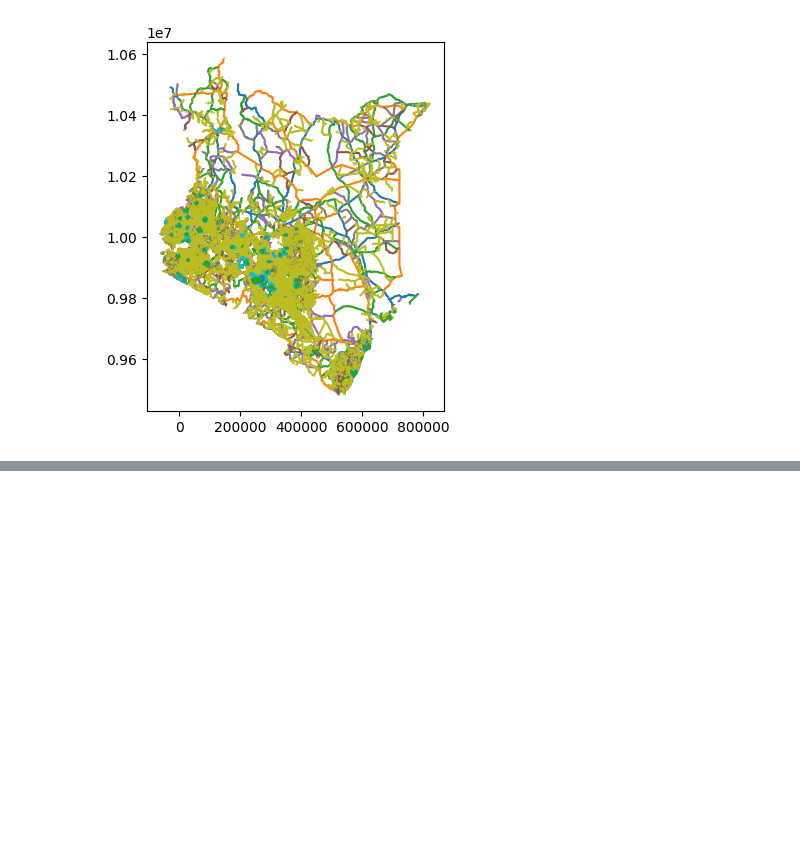
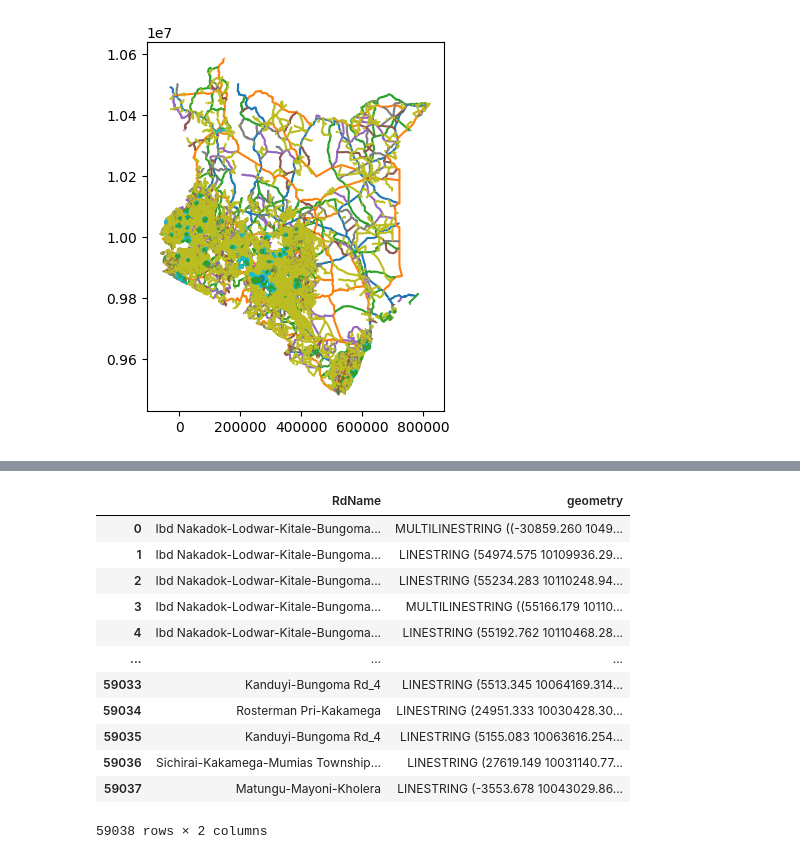
Before and after one commit to DataIntegrated/bus-stop, a Jupyter notebook: Project.ipynb, the cells around one changed output, grey strips where cells are left out. Saved outputs shown, nothing was run; the diff lists cells and outputs as text; code cells hidden in the pictures; blank space fills up the shorter version.

```diff
--- a/Project.ipynb
+++ b/Project.ipynb
@@ -64,0 +237,17 @@ dta2=dta.plot(column='RdClass')
+# %%
+Ndf=df[["RdName", "geometry"]]
+Ndf
+# %% [output]
+|  | RdName | geometry |
+| 0 | Ibd Nakadok-Lodwar-Kitale-Bungoma... | MULTILINESTRING ((-30859.260 1049... |
+| 1 | Ibd Nakadok-Lodwar-Kitale-Bungoma... | LINESTRING (54974.575 10109936.29... |
+| 2 | Ibd Nakadok-Lodwar-Kitale-Bungoma... | LINESTRING (55234.283 10110248.94... |
+| 3 | Ibd Nakadok-Lodwar-Kitale-Bungoma... | MULTILINESTRING ((55166.179 10110... |
+| 4 | Ibd Nakadok-Lodwar-Kitale-Bungoma... | LINESTRING (55192.762 10110468.28... |
+| ... | ... | ... |
+| 59033 | Kanduyi-Bungoma Rd_4 | LINESTRING (5513.345 10064169.314... |
+| 59034 | Rosterman Pri-Kakamega | LINESTRING (24951.333 10030428.30... |
+| 59035 | Kanduyi-Bungoma Rd_4 | LINESTRING (5155.083 10063616.254... |
+| 59036 | Sichirai-Kakamega-Mumias Township... | LINESTRING (27619.149 10031140.77... |
+| 59037 | Matungu-Mayoni-Kholera | LINESTRING (-3553.678 10043029.86... |
+59038 rows × 2 columns
```
Also changed, not shown: parts of 18 cells of this notebook, 1 other file.
